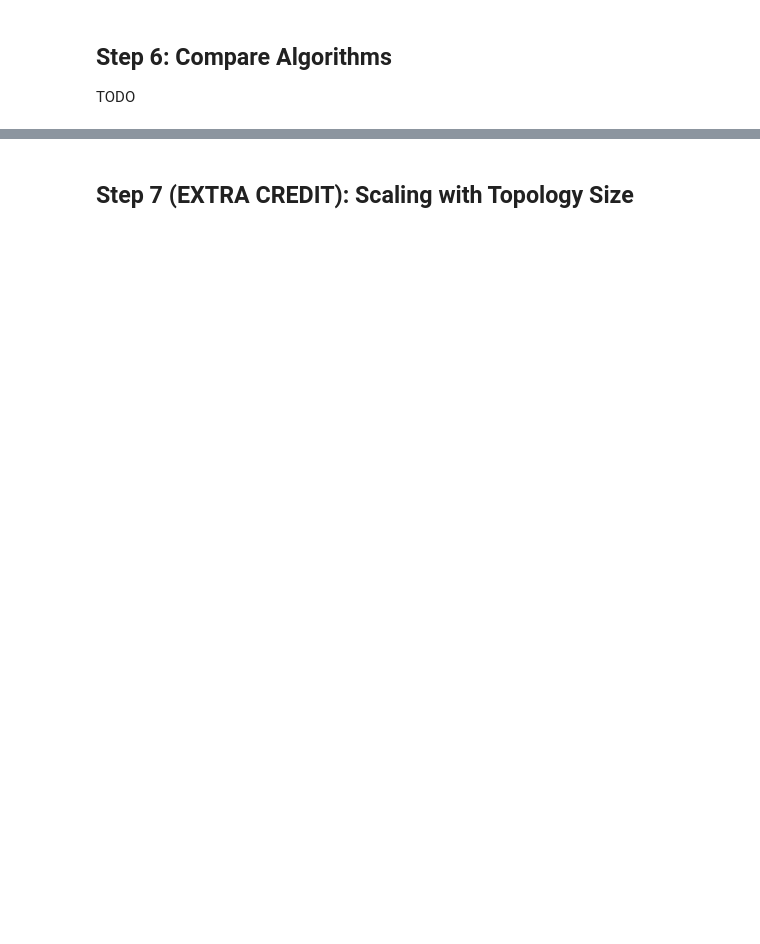
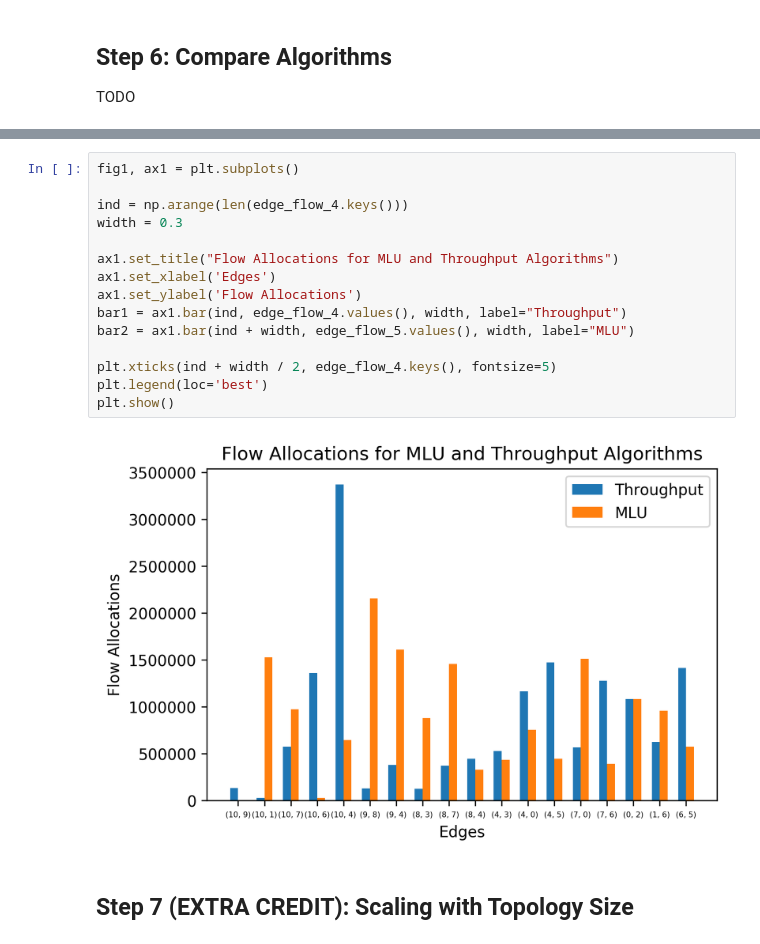
Before and after one commit to paulrrsachs/CS4450-Traffic-Engineering, a Jupyter notebook: traffic_engineering.ipynb, the cells around one changed output, grey strips where cells are left out. Drawn from its saved outputs; the diff is of its cells as text; blank space fills up the shorter version.

```diff
--- a/traffic_engineering.ipynb
+++ b/traffic_engineering.ipynb
@@ -307,2 +349,19 @@ TODO
+# %%
+fig1, ax1 = plt.subplots()
+
+ind = np.arange(len(edge_flow_4.keys()))
+width = 0.3
+
+ax1.set_title("Flow Allocations for MLU and Throughput Algorithms")
+ax1.set_xlabel('Edges')
+ax1.set_ylabel('Flow Allocations')
+bar1 = ax1.bar(ind, edge_flow_4.values(), width, label="Throughput")
+bar2 = ax1.bar(ind + width, edge_flow_5.values(), width, label="MLU")
+
+plt.xticks(ind + width / 2, edge_flow_4.keys(), fontsize=5)
+plt.legend(loc='best')
+plt.show()
+# %% [output]
+[figure, added]
 # %% [markdown]
 ## Step 7 (EXTRA CREDIT): Scaling with Topology Size
```
Also changed, not shown: parts of 5 cells of this notebook.
